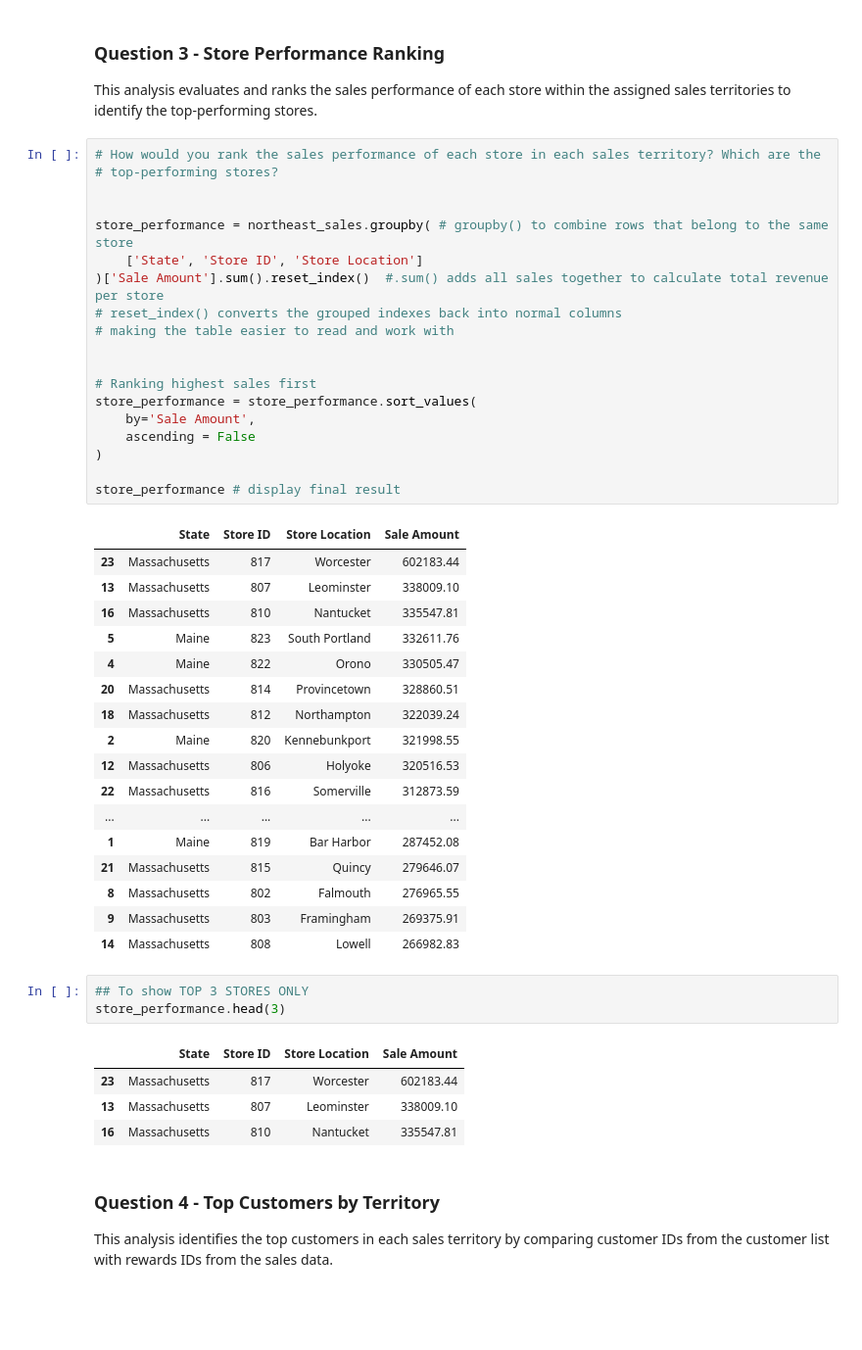
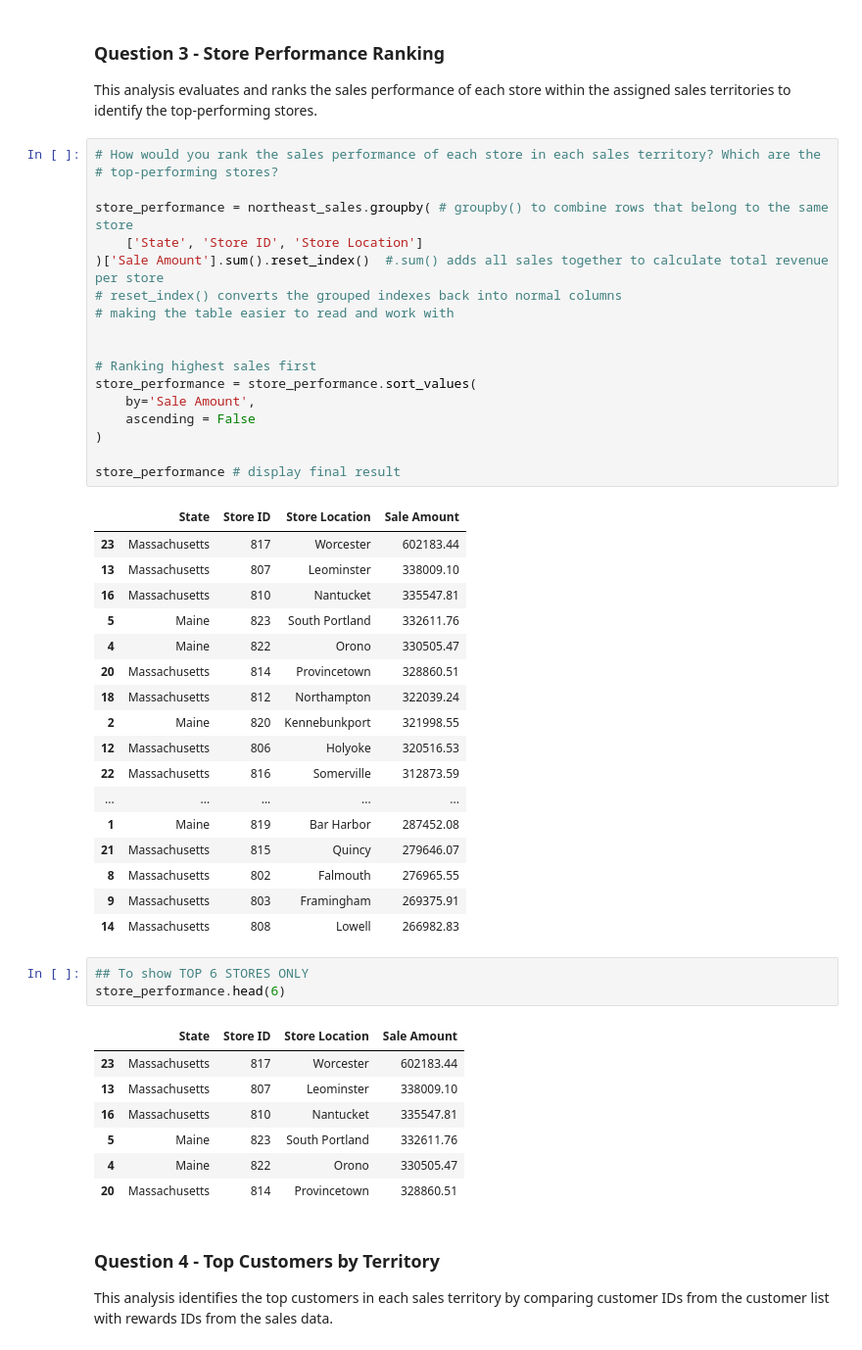
Before and after one commit to namimo06-oss/Capstone_2, a Jupyter notebook: miranda_sales_analysis.ipynb, the cells around one changed output. Shown at 98% size. Saved outputs shown, nothing was run; the diff lists cells and outputs as text; blank space fills up the shorter version.

```diff
--- a/miranda_sales_analysis.ipynb
+++ b/miranda_sales_analysis.ipynb
@@ -237,7 +239,6 @@ This analysis evaluates and ranks the sales performance of each store within the
 # %%
 # How would you rank the sales performance of each store in each sales territory? Which are the
 # top-performing stores?
-
 
 store_performance = northeast_sales.groupby( # groupby() to combine rows that belong to the same store
     ['State', 'Store ID', 'Store Location']
@@ -272,13 +273,16 @@ store_performance # display final result
 | 9 | Massachusetts | 803 | Framingham | 269375.91 |
 | 14 | Massachusetts | 808 | Lowell | 266982.83 |
 # %%
-## To show TOP 3 STORES ONLY
-store_performance.head(3)
+## To show TOP 6 STORES ONLY
+store_performance.head(6)
 # %% [output]
 |  | State | Store ID | Store Location | Sale Amount |
 | 23 | Massachusetts | 817 | Worcester | 602183.44 |
 | 13 | Massachusetts | 807 | Leominster | 338009.10 |
 | 16 | Massachusetts | 810 | Nantucket | 335547.81 |
+| 5 | Maine | 823 | South Portland | 332611.76 |
+| 4 | Maine | 822 | Orono | 330505.47 |
+| 20 | Massachusetts | 814 | Provincetown | 328860.51 |
 # %% [markdown]
 ### Question 4 - Top Customers by Territory
 This analysis identifies the top customers in each sales territory by comparing customer IDs from the customer list with rewards IDs from the sales data.
```
Also changed, not shown: parts of 7 cells of this notebook.
